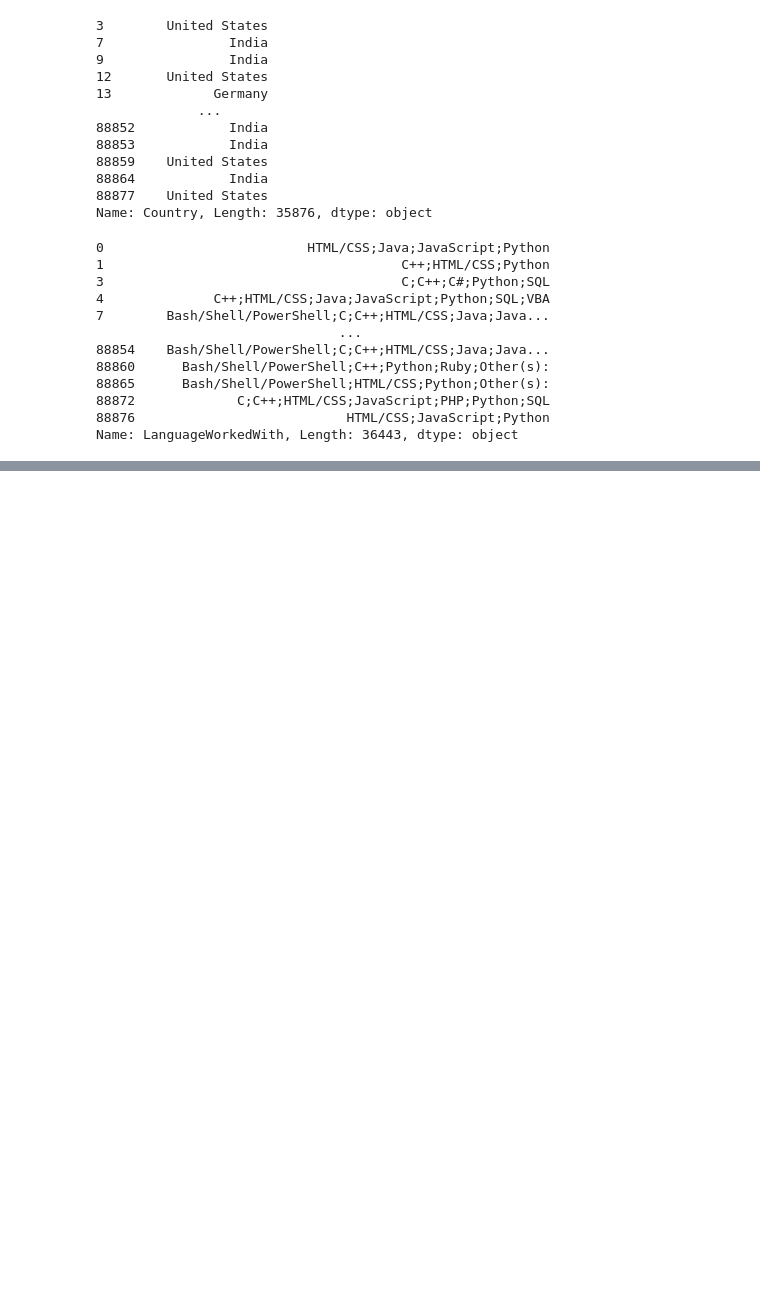
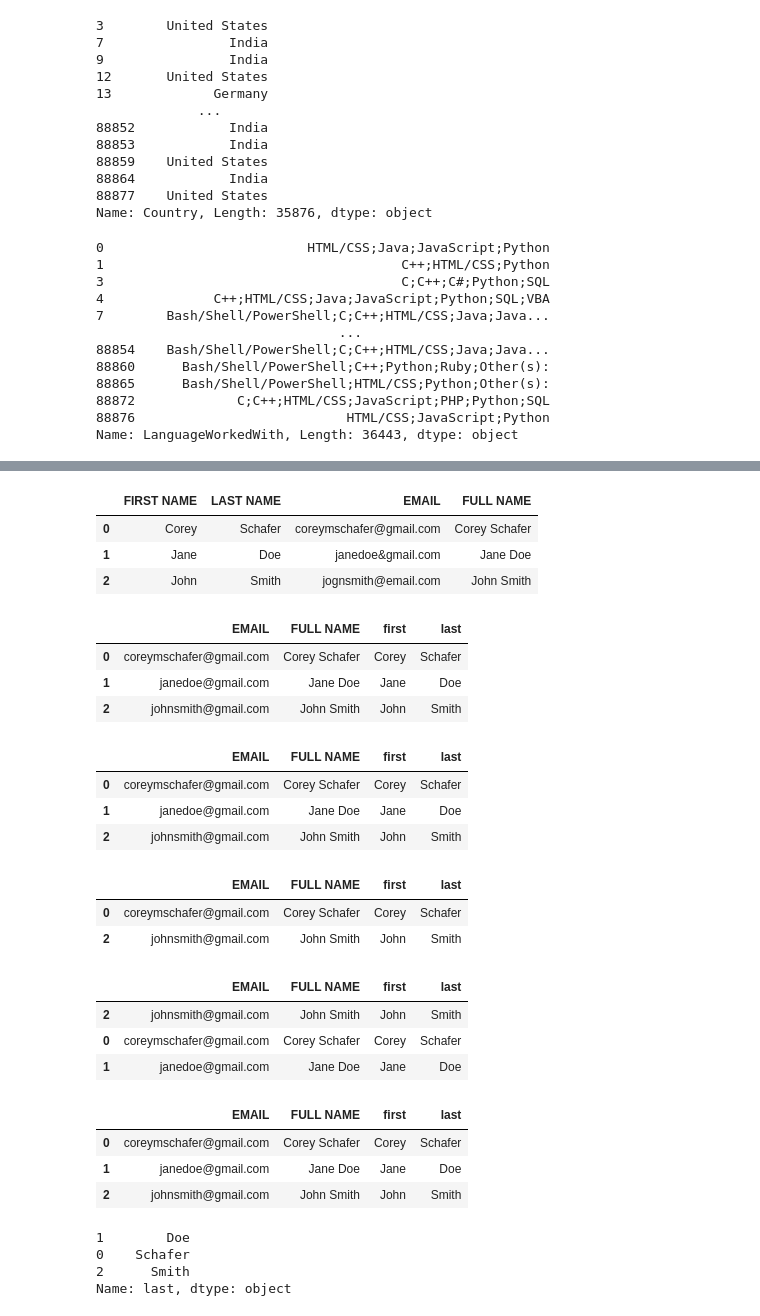
Before and after one commit to Anekoique/cxx-notes, a Jupyter notebook: pandas/pandas.ipynb, the cells around one changed output, grey strips where cells are left out. Saved outputs shown, nothing was run; the diff lists cells and outputs as text; code cells hidden in the pictures; blank space fills up the shorter version.

```diff
--- a/pandas/pandas.ipynb
+++ b/pandas/pandas.ipynb
@@ -165,0 +180,3 @@ Name: LanguageWorkedWith, Length: 36443, dtype: object
+# %%
+pl.loc[2] = ['John', 'Smith', 'JognSmith@email.com']
+pl
@@ -165,0 +188,3 @@ Name: LanguageWorkedWith, Length: 36443, dtype: object
+# %%
+filt = (pl['EMAIL'] == 'JaneDoe&gmailcom')
+pl.loc[filt, 'LAST NAME'] = 'Smith'
@@ -165,0 +198,2 @@ Name: LanguageWorkedWith, Length: 36443, dtype: object
+# %%
+pl['EMAIL'] = pl['EMAIL'].str.lower()
@@ -165,0 +207,2 @@ Name: LanguageWorkedWith, Length: 36443, dtype: object
+# %%
+pl['EMAIL'] = pl['EMAIL'].apply(lambda x: x.lower())
@@ -165,0 +279,8 @@ Name: LanguageWorkedWith, Length: 36443, dtype: object
+# %%
+pl['FULL NAME'] = pl['FIRST NAME'] + ' ' + pl['LAST NAME']
+pl
+# %% [output]
+|  | FIRST NAME | LAST NAME | EMAIL | FULL NAME |
+| 0 | Corey | Schafer | coreymschafer@gmail.com | Corey Schafer |
+| 1 | Jane | Doe | janedoe&gmail.com | Jane Doe |
+| 2 | John | Smith | jognsmith@email.com | John Smith |
@@ -165,0 +290,9 @@ Name: LanguageWorkedWith, Length: 36443, dtype: object
+# %%
+pl.loc[1, 'EMAIL'] = 'janedoe@gmail.com'
+pl.loc[2, 'EMAIL'] = 'johnsmith@gmail.com'
+pl
+# %% [output]
+|  | EMAIL | FULL NAME | first | last |
+| 0 | coreymschafer@gmail.com | Corey Schafer | Corey | Schafer |
+| 1 | janedoe@gmail.com | Jane Doe | Jane | Doe |
+| 2 | johnsmith@gmail.com | John Smith | John | Smith |
@@ -165,0 +303,36 @@ Name: LanguageWorkedWith, Length: 36443, dtype: object
+# %%
+pl
+# %% [output]
+|  | EMAIL | FULL NAME | first | last |
+| 0 | coreymschafer@gmail.com | Corey Schafer | Corey | Schafer |
+| 1 | janedoe@gmail.com | Jane Doe | Jane | Doe |
+| 2 | johnsmith@gmail.com | John Smith | John | Smith |
+# %%
+filt = (pl['last'] == 'Doe')
+pl.loc[filt]
+pl.drop(index=pl[filt].index)
+# %% [output]
+|  | EMAIL | FULL NAME | first | last |
+| 0 | coreymschafer@gmail.com | Corey Schafer | Corey | Schafer |
+| 2 | johnsmith@gmail.com | John Smith | John | Smith |
+# %%
+pl.sort_values(by=['last', 'first'], ascending=[False, True])
+# %% [output]
+|  | EMAIL | FULL NAME | first | last |
+| 2 | johnsmith@gmail.com | John Smith | John | Smith |
+| 0 | coreymschafer@gmail.com | Corey Schafer | Corey | Schafer |
+| 1 | janedoe@gmail.com | Jane Doe | Jane | Doe |
+# %%
+pl.sort_index()
+# %% [output]
+|  | EMAIL | FULL NAME | first | last |
+| 0 | coreymschafer@gmail.com | Corey Schafer | Corey | Schafer |
+| 1 | janedoe@gmail.com | Jane Doe | Jane | Doe |
+| 2 | johnsmith@gmail.com | John Smith | John | Smith |
+# %%
+pl['last'].sort_values()
+# %% [output]
+1        Doe
+0    Schafer
+2      Smith
+Name: last, dtype: object
```
Also changed, not shown: parts of 21 cells of this notebook, 1 other file.
